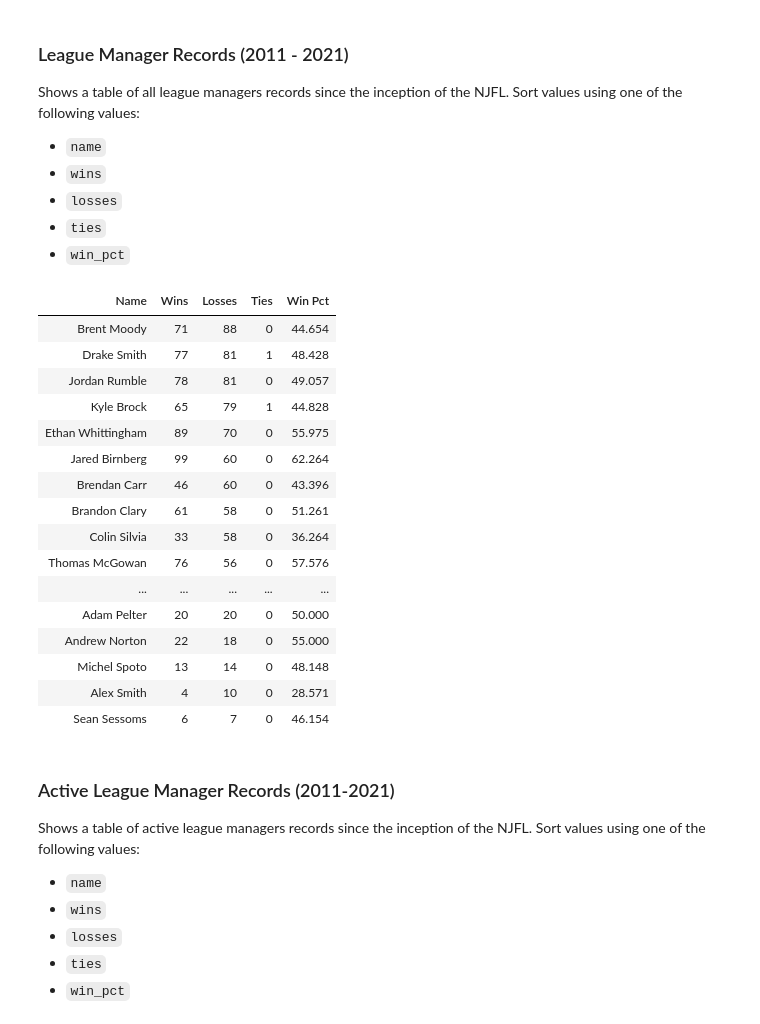
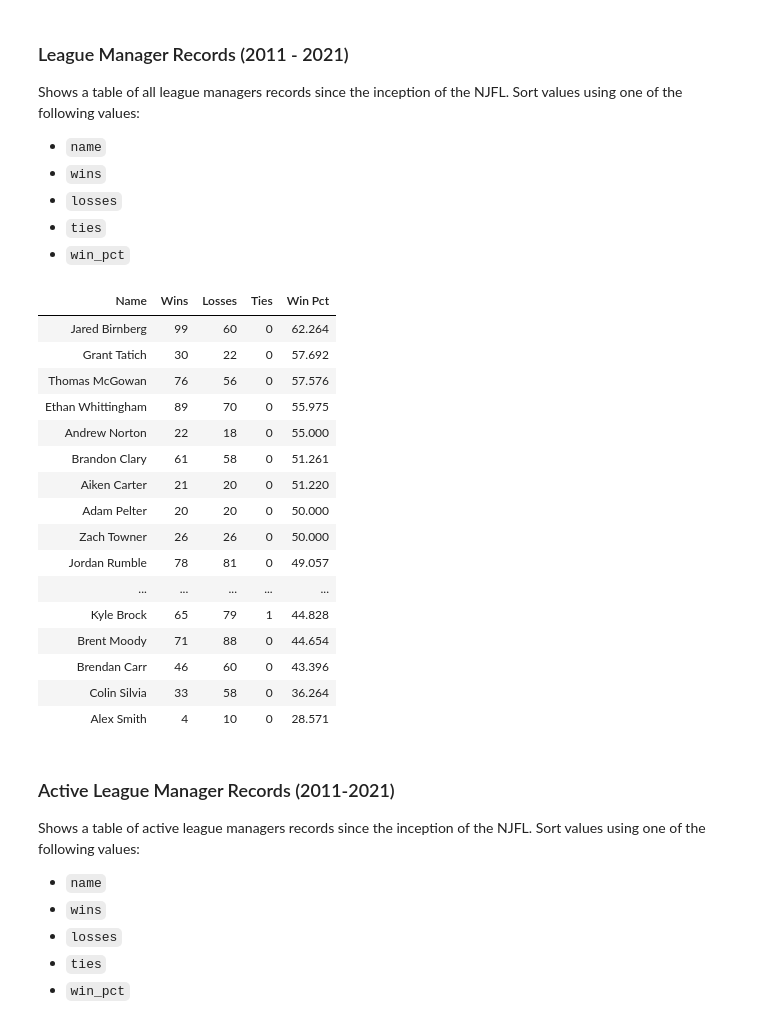
Before and after one commit to brendancarr34/fantasy-football-model, a Jupyter notebook: NJFL_Application.ipynb, the cells around one changed output. Drawn from its saved outputs; the diff is of its cells as text; code cells hidden in the pictures.

```diff
--- a/NJFL_Application.ipynb
+++ b/NJFL_Application.ipynb
@@ -963,26 +1044,26 @@ Shows a table of all league managers records since the inception of the NJFL. So
 - `losses`
 - `ties`
 - `win_pct`
-# %%
-app.displayManagerRecords(losses)
-# %% [output]
-| Name | Wins | Losses | Ties | Win Pct |
-| Brent Moody | 71 | 88 | 0 | 44.654 |
-| Drake Smith | 77 | 81 | 1 | 48.428 |
-| Jordan Rumble | 78 | 81 | 0 | 49.057 |
-| Kyle Brock | 65 | 79 | 1 | 44.828 |
-| Ethan Whittingham | 89 | 70 | 0 | 55.975 |
-| Jared Birnberg | 99 | 60 | 0 | 62.264 |
-| Brendan Carr | 46 | 60 | 0 | 43.396 |
-| Brandon Clary | 61 | 58 | 0 | 51.261 |
-| Colin Silvia | 33 | 58 | 0 | 36.264 |
-| Thomas McGowan | 76 | 56 | 0 | 57.576 |
-| ... | ... | ... | ... | ... |
-| Adam Pelter | 20 | 20 | 0 | 50.000 |
-| Andrew Norton | 22 | 18 | 0 | 55.000 |
-| Michel Spoto | 13 | 14 | 0 | 48.148 |
-| Alex Smith | 4 | 10 | 0 | 28.571 |
-| Sean Sessoms | 6 | 7 | 0 | 46.154 |
+# %%
+app.displayManagerAllTimeRecords(sort_by.win_pct)
+# %% [output]
+| Name | Wins | Losses | Ties | Win Pct |
+| Jared Birnberg | 99 | 60 | 0 | 62.264 |
+| Grant Tatich | 30 | 22 | 0 | 57.692 |
+| Thomas McGowan | 76 | 56 | 0 | 57.576 |
+| Ethan Whittingham | 89 | 70 | 0 | 55.975 |
+| Andrew Norton | 22 | 18 | 0 | 55.000 |
+| Brandon Clary | 61 | 58 | 0 | 51.261 |
+| Aiken Carter | 21 | 20 | 0 | 51.220 |
+| Adam Pelter | 20 | 20 | 0 | 50.000 |
+| Zach Towner | 26 | 26 | 0 | 50.000 |
+| Jordan Rumble | 78 | 81 | 0 | 49.057 |
+| ... | ... | ... | ... | ... |
+| Kyle Brock | 65 | 79 | 1 | 44.828 |
+| Brent Moody | 71 | 88 | 0 | 44.654 |
+| Brendan Carr | 46 | 60 | 0 | 43.396 |
+| Colin Silvia | 33 | 58 | 0 | 36.264 |
+| Alex Smith | 4 | 10 | 0 | 28.571 |
 # %% [markdown]
 ### Active League Manager Records (2011-2021)
 
```
Also changed, not shown: parts of 35 cells of this notebook.
